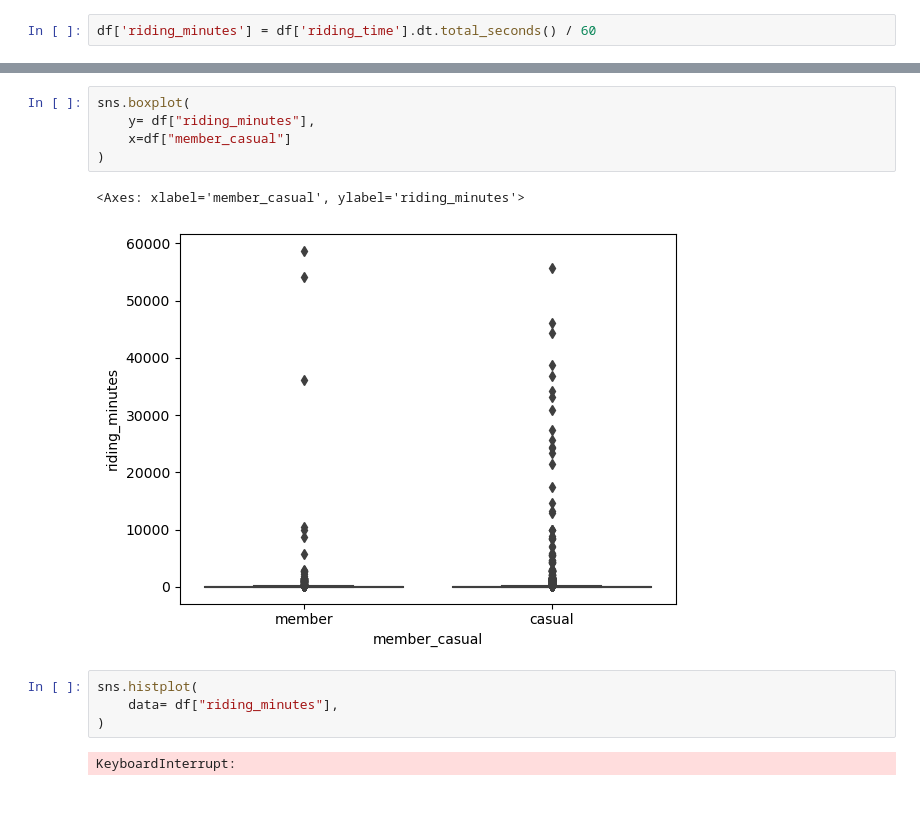
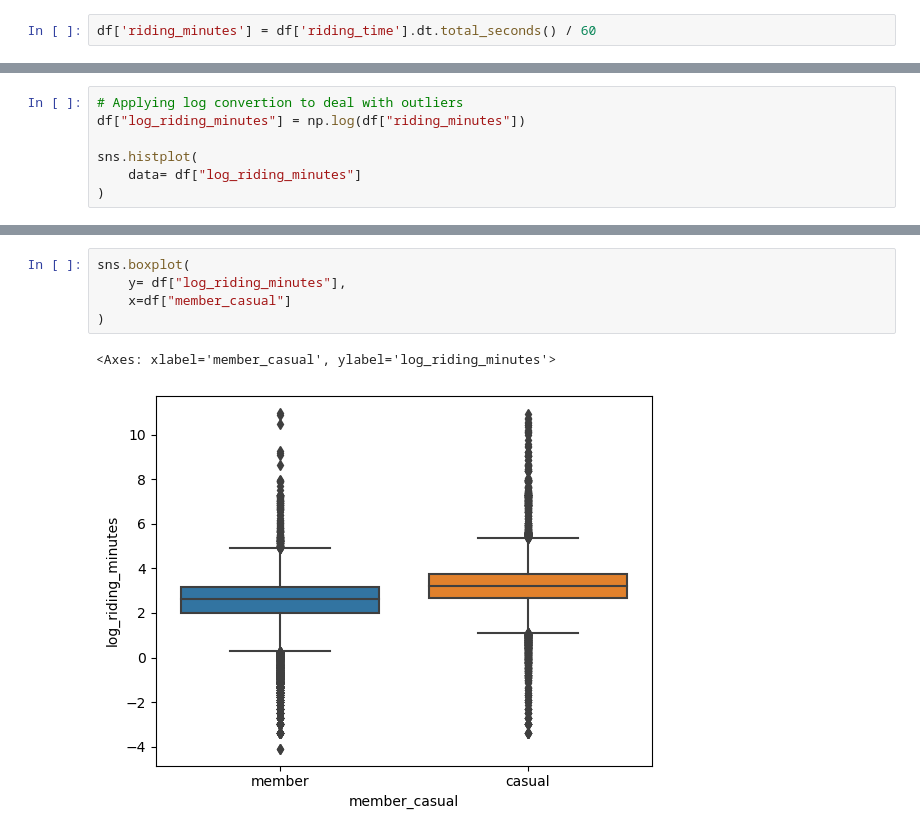
Before and after one commit to Alejolamilla/Cyclistic_Data_Analysis, a Jupyter notebook: Cyclistic_Data_Analysis.ipynb, the cells around one changed output, grey strips where cells are left out. Saved outputs shown, nothing was run; the diff lists cells and outputs as text; blank space fills up the shorter version.

```diff
--- a/Cyclistic_Data_Analysis.ipynb
+++ b/Cyclistic_Data_Analysis.ipynb
@@ -90,0 +113,7 @@ df['riding_minutes'] = df['riding_time'].dt.total_seconds() / 60
+# %%
+# Applying log convertion to deal with outliers
+df["log_riding_minutes"] = np.log(df["riding_minutes"])
+
+sns.histplot(
+    data= df["log_riding_minutes"]
+)
@@ -91,14 +123,8 @@ df['riding_minutes'] = df['riding_time'].dt.total_seconds() / 60
 # %%
 sns.boxplot(
-    y= df["riding_minutes"],
+    y= df["log_riding_minutes"],
     x=df["member_casual"]
 )
 # %% [output]
-<Axes: xlabel='member_casual', ylabel='riding_minutes'>
+<Axes: xlabel='member_casual', ylabel='log_riding_minutes'>
-[figure, old version]
+[figure, new version]
-# %%
-sns.histplot(
-    data= df["riding_minutes"],
-)
-# %% [output]
-KeyboardInterrupt:
```
Also changed, not shown: parts of 17 cells of this notebook.
